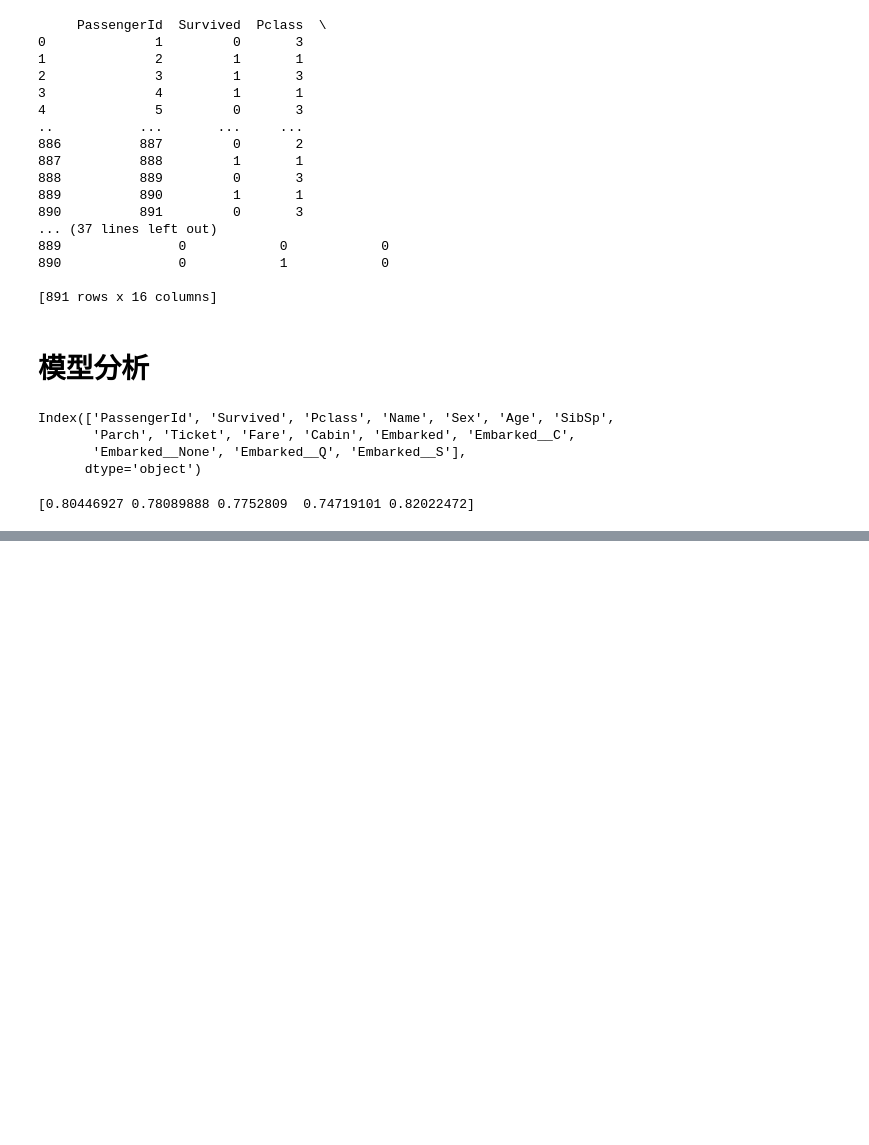
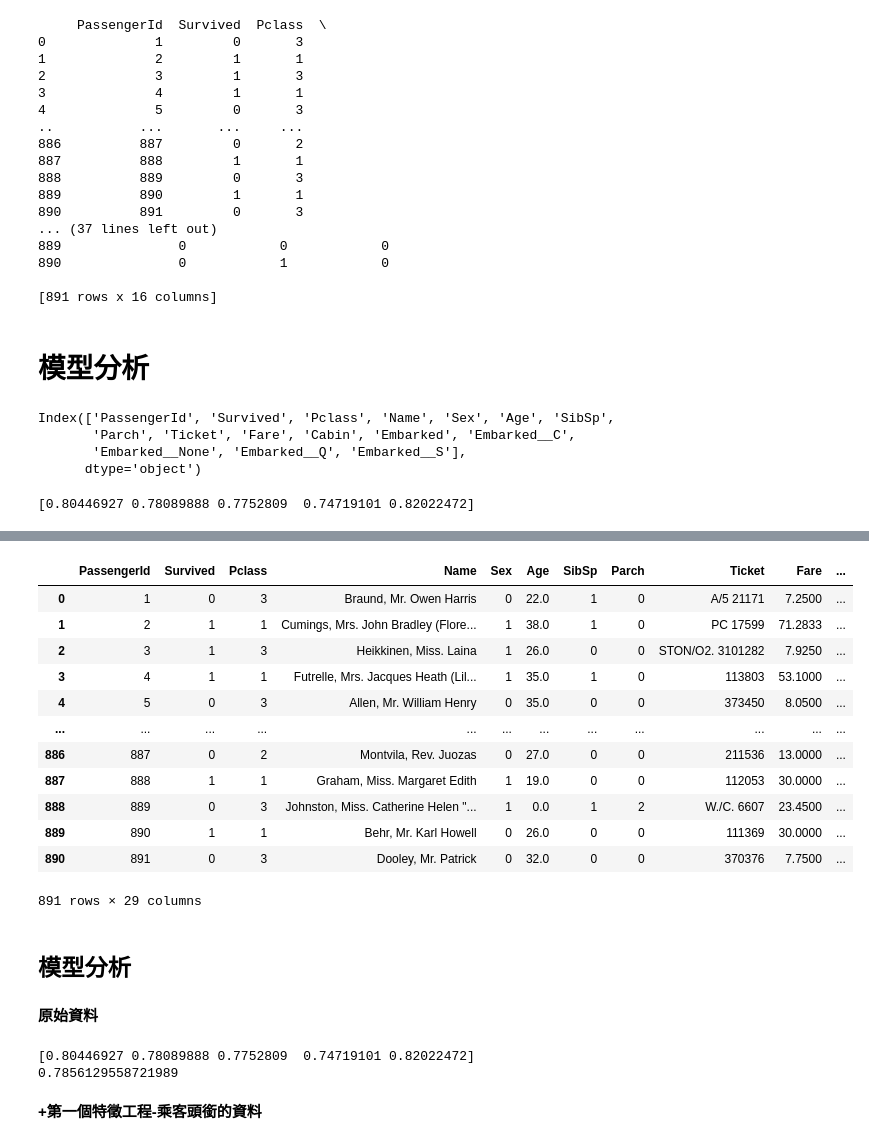
Before and after one commit to zy-shih/titanic-analysis, a Jupyter notebook: 專題實作_01_鐵達尼號存活預測(3).ipynb, the cells around one changed output, grey strips where cells are left out. Saved outputs shown, nothing was run; the diff lists cells and outputs as text; code cells hidden in the pictures; blank space fills up the shorter version.

```diff
--- a/專題實作_01_鐵達尼號存活預測(3).ipynb
+++ b/專題實作_01_鐵達尼號存活預測(3).ipynb
@@ -193,0 +323,59 @@ print(scores)
+# %%
+# 將家庭人數分成區間可能較能看出趨勢
+#如果人數=1 則表格中的Family_Single會顯示1(s : 1)
+df_train['Family_Single'] = df_train[ 'FamilySize' ].map( lambda s : 1 if s == 1 else 0 )
+df_train['Family_Small']  = df_train[ 'FamilySize' ].map( lambda s : 1 if 2 <= s <= 4 else 0 )
+df_train['Family_Large']  = df_train[ 'FamilySize' ].map( lambda s : 1 if 5 <= s else 0 )
+
+#針對'FamilySize'的人數
+def FamilySizeTranform(s):
+  if s >= 1 and s <= 3:
+    return 3
+  if s >= 4 and s <= 6:
+    return 2
+  return 1
+
+df_train['FamilySizeEncoding'] = df_train[ 'FamilySize' ].map(FamilySizeTranform)
+
+df_train
+# %% [output]
+|  | PassengerId | Survived | Pclass | Name | Sex | Age | SibSp | Parch | Ticket | Fare | ... |
+| 0 | 1 | 0 | 3 | Braund, Mr. Owen Harris | 0 | 22.0 | 1 | 0 | A/5 21171 | 7.2500 | ... |
+| 1 | 2 | 1 | 1 | Cumings, Mrs. John Bradley (Flore... | 1 | 38.0 | 1 | 0 | PC 17599 | 71.2833 | ... |
+| 2 | 3 | 1 | 3 | Heikkinen, Miss. Laina | 1 | 26.0 | 0 | 0 | STON/O2. 3101282 | 7.9250 | ... |
+| 3 | 4 | 1 | 1 | Futrelle, Mrs. Jacques Heath (Lil... | 1 | 35.0 | 1 | 0 | 113803 | 53.1000 | ... |
+| 4 | 5 | 0 | 3 | Allen, Mr. William Henry | 0 | 35.0 | 0 | 0 | 373450 | 8.0500 | ... |
+| ... | ... | ... | ... | ... | ... | ... | ... | ... | ... | ... | ... |
+| 886 | 887 | 0 | 2 | Montvila, Rev. Juozas | 0 | 27.0 | 0 | 0 | 211536 | 13.0000 | ... |
+| 887 | 888 | 1 | 1 | Graham, Miss. Margaret Edith | 1 | 19.0 | 0 | 0 | 112053 | 30.0000 | ... |
+| 888 | 889 | 0 | 3 | Johnston, Miss. Catherine Helen "... | 1 | 0.0 | 1 | 2 | W./C. 6607 | 23.4500 | ... |
+| 889 | 890 | 1 | 1 | Behr, Mr. Karl Howell | 0 | 26.0 | 0 | 0 | 111369 | 30.0000 | ... |
+| 890 | 891 | 0 | 3 | Dooley, Mr. Patrick | 0 | 32.0 | 0 | 0 | 370376 | 7.7500 | ... |
+891 rows × 29 columns
+# %% [markdown]
+## **模型分析**
+# %% [markdown]
+**原始資料**
+# %%
+columns_X = [
+       'Pclass', 'Sex', 'Age', 'Fare',
+       'SibSp', 'Parch',
+       'Embarked__C', 'Embarked__None', 'Embarked__Q', 'Embarked__S',
+]
+columns_y = ['Survived']
+
+train_X = df_train[columns_X]
+train_y = df_train[columns_y]
+
+from sklearn.linear_model import LogisticRegression
+from sklearn.model_selection import cross_val_score
+
+log = LogisticRegression(random_state=0, max_iter=3000)
+scores = cross_val_score(log, train_X, train_y.values.ravel(),cv=5,scoring='accuracy')
+print(scores)
+print(scores.mean())
+# %% [output]
+[0.80446927 0.78089888 0.7752809  0.74719101 0.82022472]
+0.7856129558721989
+# %% [markdown]
+**+第一個特徵工程-乘客頭銜的資料**
```
Also changed, not shown: parts of 12 cells of this notebook.
